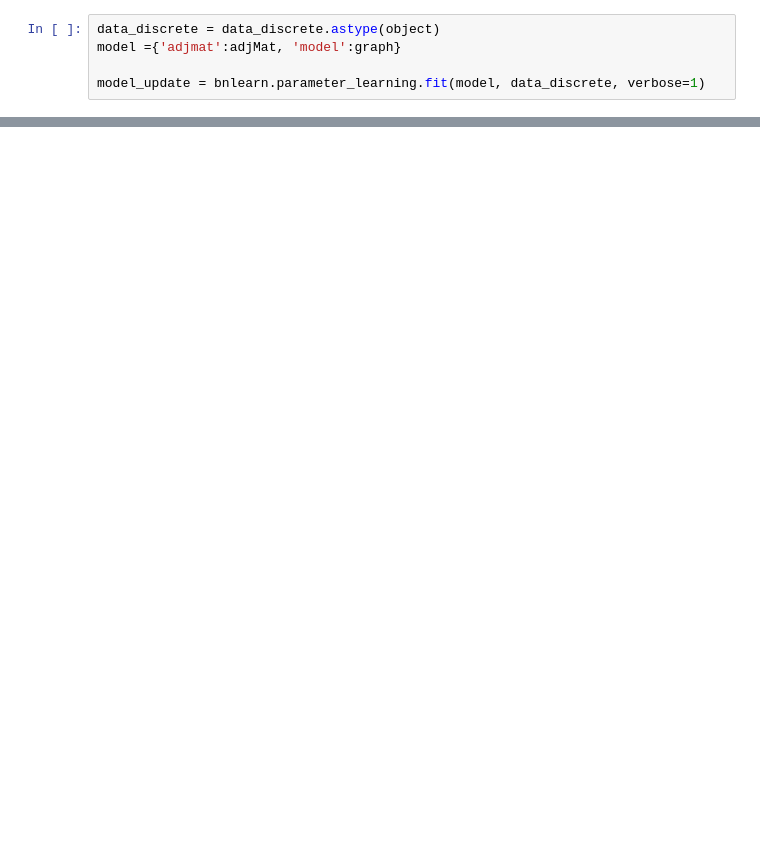
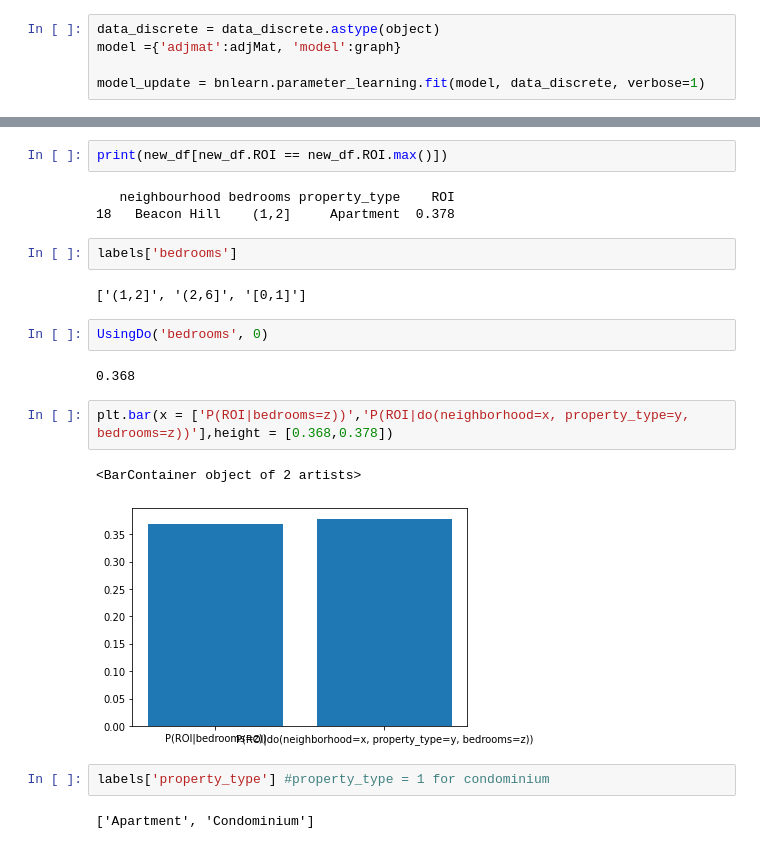
Before and after one commit to abdulrehman1997/Airbnb-analysis-using-causal-inference, a Jupyter notebook: airbnb_analysis.ipynb, the cells around one changed output, grey strips where cells are left out. Saved outputs shown, nothing was run; the diff lists cells and outputs as text; blank space fills up the shorter version.

```diff
--- a/airbnb_analysis.ipynb
+++ b/airbnb_analysis.ipynb
@@ -273,0 +609,22 @@ date and time = 09/12/2020 21:36:36
+# %%
+print(new_df[new_df.ROI == new_df.ROI.max()])
+# %% [output]
+   neighbourhood bedrooms property_type    ROI
+18   Beacon Hill    (1,2]     Apartment  0.378
+# %%
+labels['bedrooms']
+# %% [output]
+['(1,2]', '(2,6]', '[0,1]']
+# %%
+UsingDo('bedrooms', 0)
+# %% [output]
+0.368
+# %%
+plt.bar(x = ['P(ROI|bedrooms=z))','P(ROI|do(neighborhood=x, property_type=y, bedrooms=z))'],height = [0.368,0.378])
+# %% [output]
+<BarContainer object of 2 artists>
+[figure, added]
+# %%
+labels['property_type'] #property_type = 1 for condominium
+# %% [output]
+['Apartment', 'Condominium']
```
Also changed, not shown: parts of 35 cells of this notebook, 1 other file.
